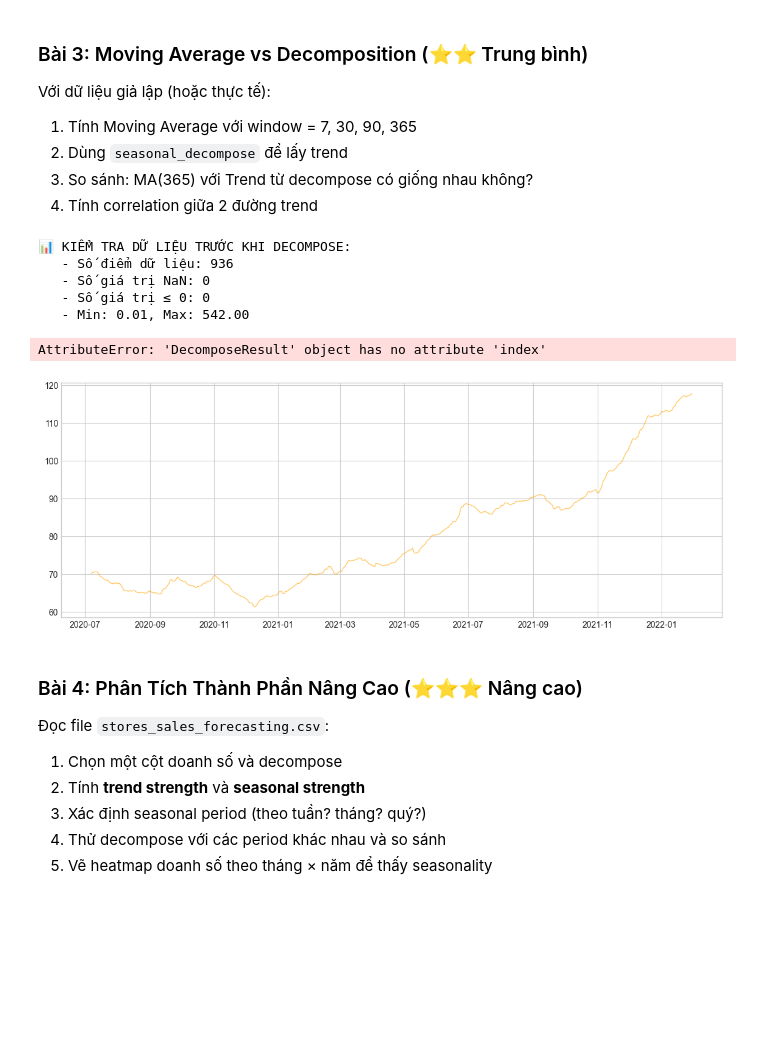
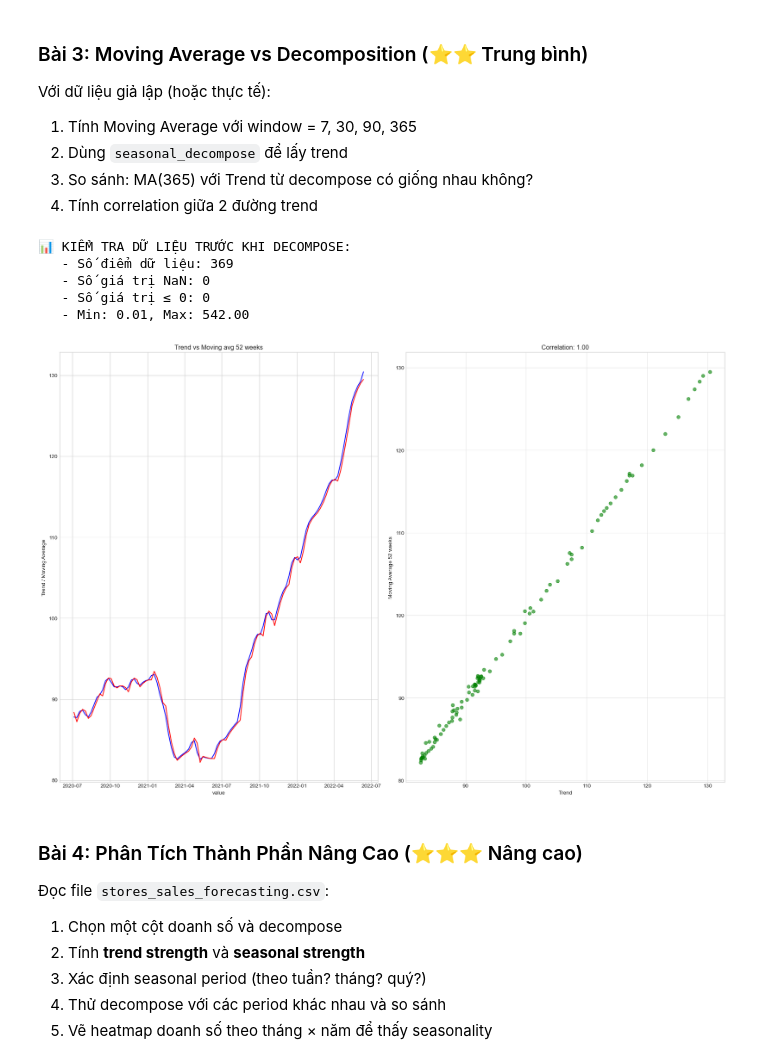
Before and after one commit to Minuxe/Aptech-Advanced-Data-Science, a Jupyter notebook: Aptech-Advanced-Data-Science/Session 5/Chuong_2_Thanh_Phan_Time_Series.ipynb, the cells around one changed output. Drawn from its saved outputs; the diff is of its cells as text; code cells hidden in the pictures; blank space fills up the shorter version.

```diff
--- a/Aptech-Advanced-Data-Science/Session 5/Chuong_2_Thanh_Phan_Time_Series.ipynb
+++ b/Aptech-Advanced-Data-Science/Session 5/Chuong_2_Thanh_Phan_Time_Series.ipynb
@@ -440,8 +441,8 @@ Sử dụng file `retail_sales_dataset.csv`:
 retail_sale = pd.read_csv('../Bai thi thu/Course Files/retail_sales_dataset.csv', encoding = 'latin')
 
 retail_sale.head()
-retail_sale['date'] = pd.to_datetime(retail_sale['date'], errors ='coerce')
-retail_sale = retail_sale.dropna(subset = 'date')
+retail_sale['date'] = pd.to_datetime(retail_sale['date'], errors ='coerce', dayfirst= True )
+retail_sale = retail_sale.dropna(subset = ['date'])
 retail_sale = retail_sale.set_index('date')
 retail_sale.sort_index()
 
@@ -493,7 +494,7 @@ print(f"\n Skewnes của multiplicative model {skew_mul} và additive model {ske
 
 #Số lượng residual vượt ngưỡng outlier
 thresold_mul = 0.05 # +- 5% từ 1.0
-thresold_add = 0.1 #+- 0.5 std
+thresold_add = 0.1 #+- 0.1 std
 
 outliers_mul = np.sum(np.abs(decompose_multiplicative.resid - 1.0) > thresold_mul)
 outliers_add = np.sum(np.abs(decompose_additive.resid) > thresold_add)
@@ -519,46 +520,69 @@ Với dữ liệu giả lập (hoặc thực tế):
 3. So sánh: MA(365) với Trend từ decompose có giống nhau không?
 4. Tính correlation giữa 2 đường trend
 # %%
-# TODO: Viết code ở đây
 
-moving_avg_7 = cols_cleaned.rolling(window = 7 , center = True).mean()
-moving_avg_30 = cols_cleaned.rolling(window = 30 , center = True).mean()
-moving_avg_90 = cols_cleaned.rolling(window = 90 , center = True).mean()
-moving_avg_365 = cols_cleaned.rolling(window = 365 , center = True).mean()
 
 target_cols_2 = retail_sale.select_dtypes(include = [np.number]).columns[0]
 data_cleaned = retail_sale[target_cols_2].dropna().copy()
 min_positive_2 = data_cleaned[data_cleaned > 0].min()
 data_cleaned = data_cleaned.astype(float)
 data_cleaned[data_cleaned <= 0 ] = min_positive_2 * 0.01
 
+
+
 print('📊 KIỂM TRA DỮ LIỆU TRƯỚC KHI DECOMPOSE:')
 print(f'   - Số điểm dữ liệu: {len(data_cleaned)}')
 print(f'   - Số giá trị NaN: {data_cleaned.isna().sum()}')
 print(f'   - Số giá trị ≤ 0: {(data_cleaned <= 0).sum()}')
 print(f'   - Min: {data_cleaned.min():.2f}, Max: {data_cleaned.max():.2f}')
+#Có thể data không đủ 104 tuần nên resample theo tuần để có đủ data cho decomposition
 
-decompose = seasonal_decompose(data_cleaned, period = 365 , model = 'multiplicative')
+
+data_weekly = data_cleaned.resample('W').mean()
+data_weekly = data_weekly.interpolate(method = 'linear') #Điền giá trị NaN bằng nội suy tuyến tính
+#Nội suy tuyến tính là một phương pháp đơn giản để điền giá trị thiếu bằng cách sử dụng giá trị trước và sau đó để tính toán giá trị trung bình tuyến tính. Điều này giúp đảm bảo rằng dữ liệu không bị gián đoạn và có thể được sử dụng cho phân tích tiếp theo.
+data_weekly = data_weekly.fillna(method = 'bfill').fillna(method = 'ffill') #Điền giá trị NaN còn lại bằng phương pháp backfill và forward fill
+#Phương pháp backfill sẽ điền giá trị NaN bằng giá trị tiếp theo trong chuỗi thời gian. Điều này đảm bảo rằng nếu có bất kỳ giá trị NaN nào còn lại sau khi nội suy tuyến tính, chúng sẽ được điền bằng giá trị tiếp theo, giúp duy trì tính liên tục của dữ liệu.
+#forward fill sẽ điền giá trị NaN bằng giá trị trước đó trong chuỗi thời gian. Điều này đảm bảo rằng nếu có bất kỳ giá trị NaN nào còn lại sau khi nội suy tuyến tính, chúng sẽ được điền bằng giá trị trước đó, giúp duy trì tính liên tục của dữ liệu.
+
+
+decompose = seasonal_decompose(data_weekly, period = 52 , model = 'multiplicative')
 trend = decompose.trend
 
-#Align index between trend and ma 365
-common_index = trend.dropna().index.intersect(moving_avg_365.dropna().index)
+moving_avg_52w = data_weekly.rolling(window = 52 , center = True).mean()
+#Align index between trend and ma 52 weeks
+
+common_index = trend.dropna().index.intersection(moving_avg_52w.dropna().index)
 trend_aligned = trend.loc[common_index]
-moving_avg_365_aligned = moving_avg_365.loc[common_index]
+moving_avg_52w_aligned = moving_avg_52w.loc[common_index]
 
-correlation = trend_aligned.corr(moving_avg_365_aligned)
+#phải align index vì trend và moving average có thể có giá trị NaN ở các vị trí khác nhau
+correlation = trend_aligned.corr(moving_avg_52w_aligned)
 
 
-fig, axes = plt.subplots(2,2 , figsize =(18,12))
-axes[
+fig, axes = plt.subplots(1,2 , figsize =(18,12))
+
+axes[0].plot(trend_aligned.index , trend_aligned.values, color = 'blue', linewidth = 1.5 , label = 'Trend')
+axes[0].plot(moving_avg_52w_aligned.index , moving_avg_52w_aligned.values, color = 'red', linewidth = 1.5 , label = 'Moving Average 52 weeks')
+axes[0].set_xlabel('value')
+axes[0].set_ylabel('Trend / Moving Average')
+axes[0].set_title('Trend vs Moving avg 52 weeks')
+#plot correlation
+axes[1].scatter(trend_aligned.values , moving_avg_52w_aligned.values , color = 'green', alpha = 0.6)
+axes[1].set_xlabel('Trend')
+axes[1].set_ylabel('Moving Average 52 weeks')
+axes[1].set_title(f'Correlation: {correlation:.2f}')
+plt.grid(alpha = 0.5)
+plt.tight_layout()
+plt.legend()
+plt.show()
 # %% [output]
 📊 KIỂM TRA DỮ LIỆU TRƯỚC KHI DECOMPOSE:
-   - Số điểm dữ liệu: 936
+   - Số điểm dữ liệu: 369
    - Số giá trị NaN: 0
    - Số giá trị ≤ 0: 0
    - Min: 0.01, Max: 542.00
-AttributeError: 'DecomposeResult' object has no attribute 'index'
-[figure, old version]
+[figure, new version]
 # %% [markdown]
 ### Bài 4: Phân Tích Thành Phần Nâng Cao (⭐⭐⭐ Nâng cao)
 
```
Also changed, not shown: parts of 7 cells of this notebook, 6 other files.
